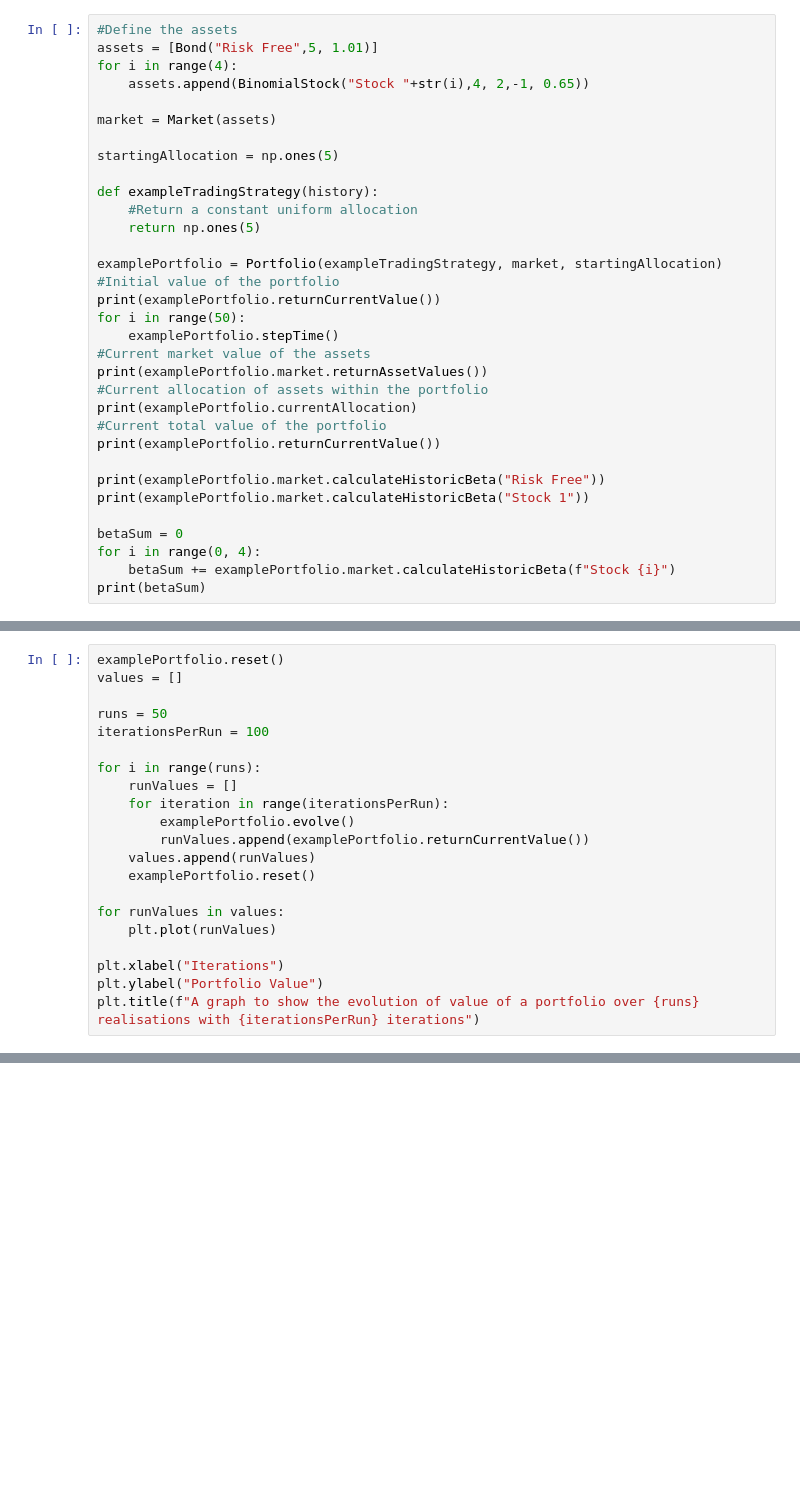
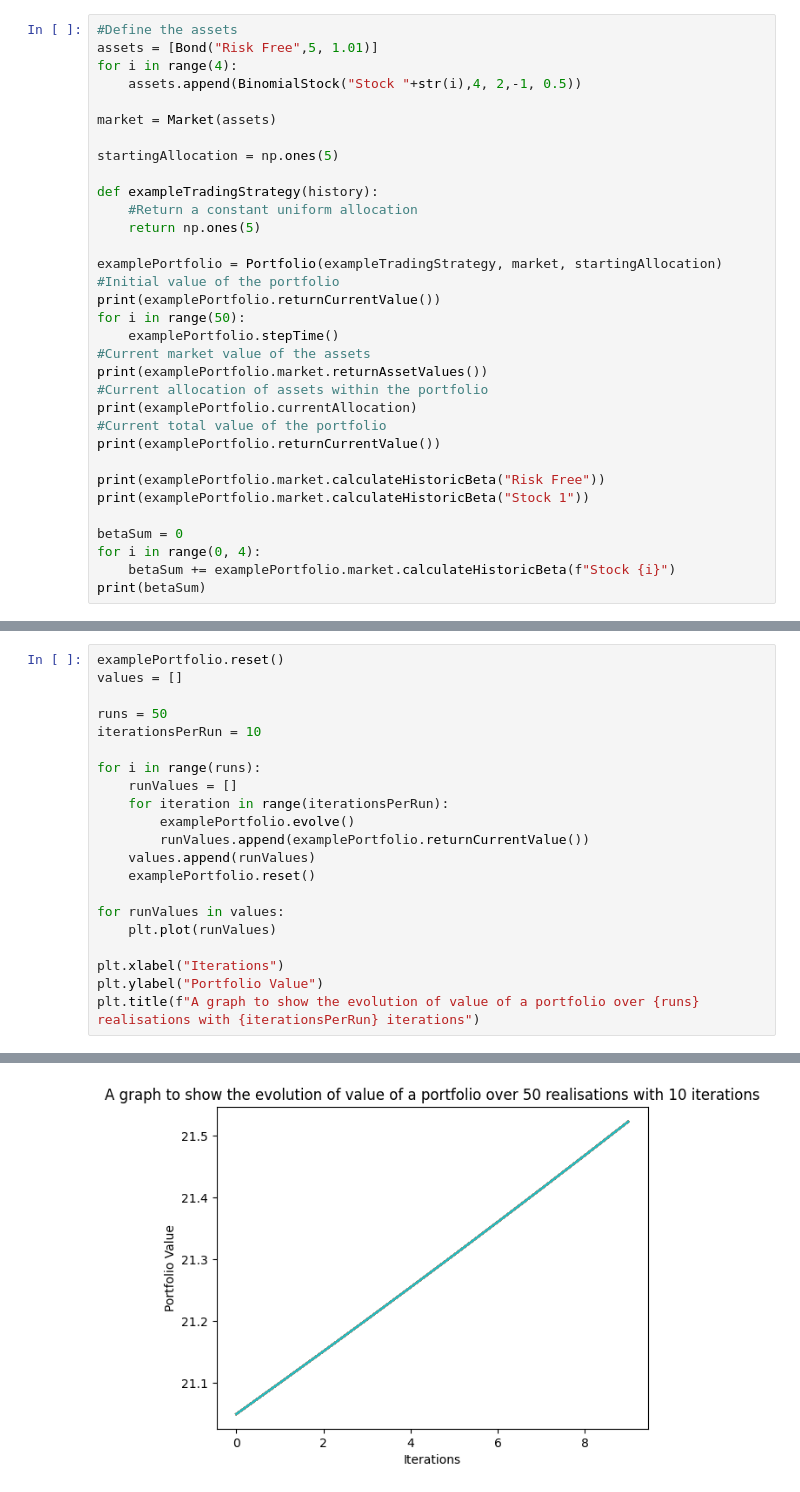
Before and after one commit to Jamesflynn1/FiniteMarketModel, a Jupyter notebook: Portfolio Example.ipynb, the cells around one changed output, grey strips where cells are left out. Saved outputs shown, nothing was run; the diff lists cells and outputs as text; blank space fills up the shorter version.

```diff
--- a/Portfolio Example.ipynb
+++ b/Portfolio Example.ipynb
@@ -30,7 +60,7 @@ Note: you may need to restart the kernel to use updated packages.
 #Define the assets
 assets = [Bond("Risk Free",5, 1.01)]
 for i in range(4):
-    assets.append(BinomialStock("Stock "+str(i),4, 2,-1, 0.65))
+    assets.append(BinomialStock("Stock "+str(i),4, 2,-1, 0.5))
 
 market = Market(assets)
 
@@ -108,7 +146,7 @@ examplePortfolio.reset()
 values = []
 
 runs = 50
-iterationsPerRun = 100
+iterationsPerRun = 10
 
 for i in range(runs):
     runValues = []
@@ -124,3 +162,4 @@ for runValues in values:
 plt.xlabel("Iterations")
 plt.ylabel("Portfolio Value")
 plt.title(f"A graph to show the evolution of value of a portfolio over {runs} realisations with {iterationsPerRun} iterations")
+# %% [output]
@@ -126,0 +167 @@ plt.title(f"A graph to show the evolution of value of a portfolio over {runs} re
+[figure, added]
```
Also changed, not shown: parts of 6 cells of this notebook, 5 other files.
